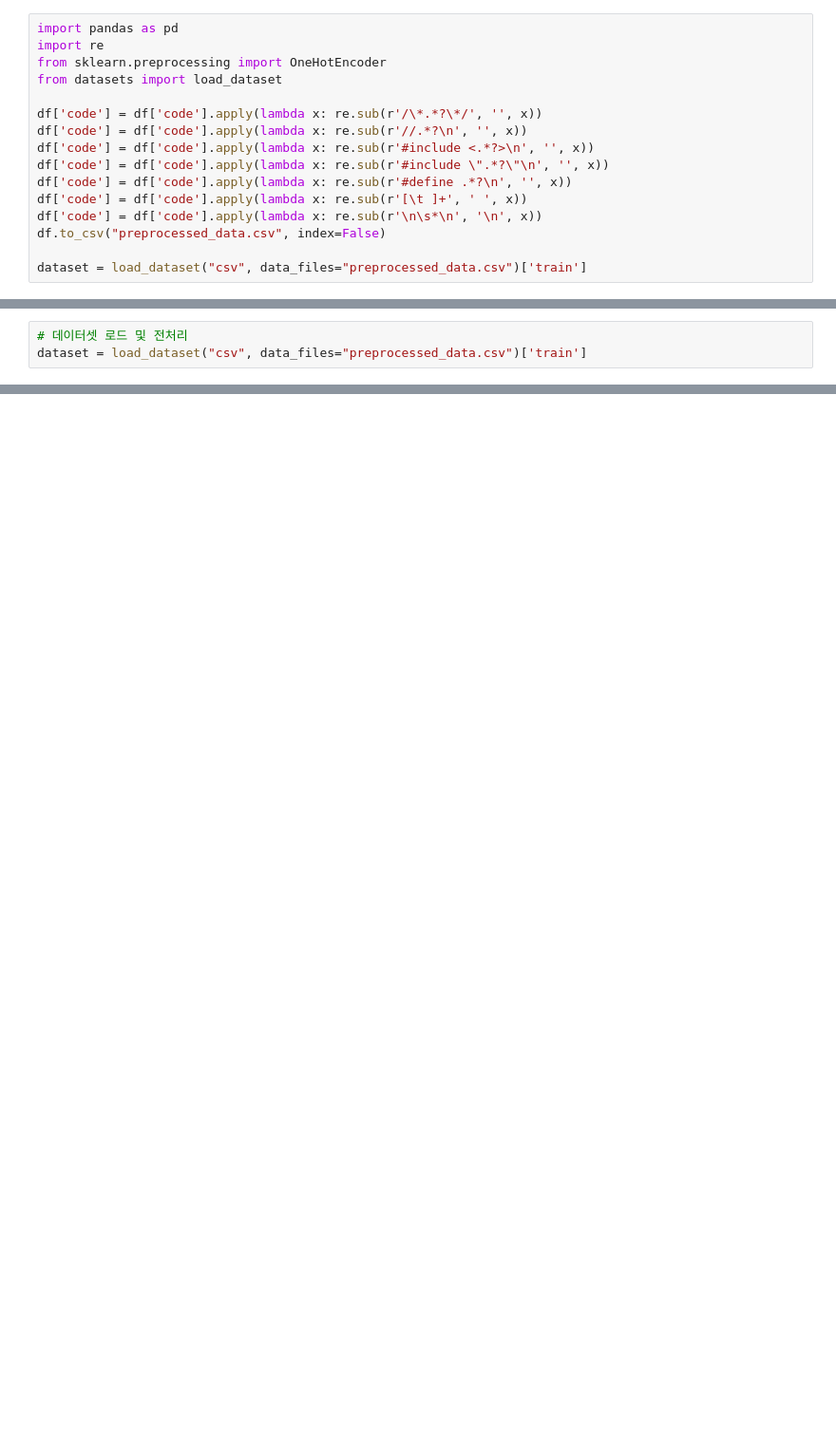
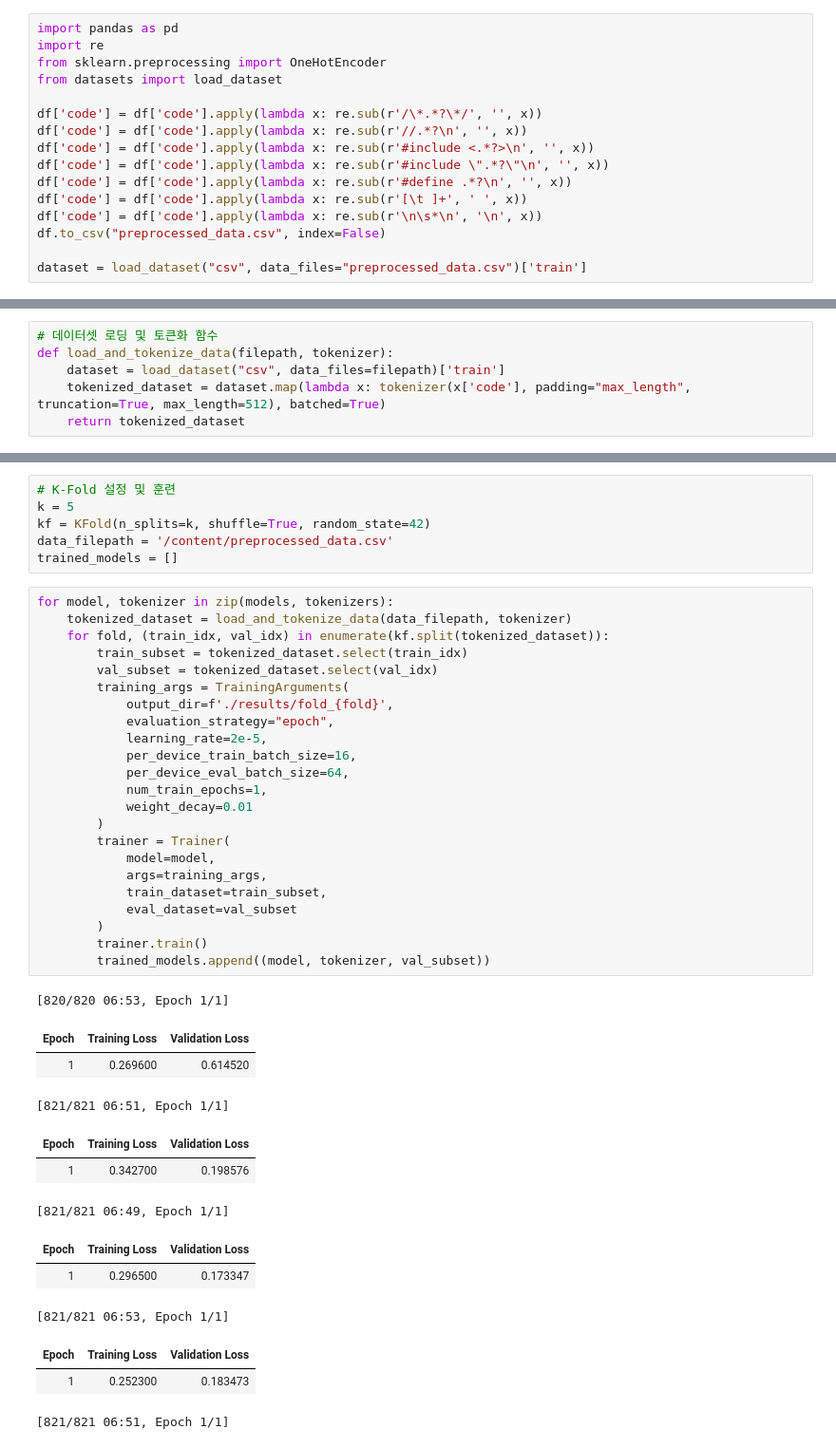
Before and after one commit to rlaaudrb1104/Ai, a Jupyter notebook: 앙상블(보팅).ipynb, the cells around one changed output, grey strips where cells are left out. Shown at 95% size. Saved outputs shown, nothing was run; the diff lists cells and outputs as text; blank space fills up the shorter version.

```diff
--- a/앙상블(보팅).ipynb
+++ b/앙상블(보팅).ipynb
@@ -132,3 +50,0 @@ result_df.to_csv("preprocessed_data.csv", index=False)"""
-# %%
-# 데이터셋 로드 및 전처리
-dataset = load_dataset("csv", data_files="preprocessed_data.csv")['train']
@@ -275,0 +74,6 @@ OutOfMemoryError: CUDA out of memory. Tried to allocate 4.80 GiB. GPU 0 has a to
+# %%
+# 데이터셋 로딩 및 토큰화 함수
+def load_and_tokenize_data(filepath, tokenizer):
+    dataset = load_dataset("csv", data_files=filepath)['train']
+    tokenized_dataset = dataset.map(lambda x: tokenizer(x['code'], padding="max_length", truncation=True, max_length=512), batched=True)
+    return tokenized_dataset
@@ -275,0 +101,43 @@ OutOfMemoryError: CUDA out of memory. Tried to allocate 4.80 GiB. GPU 0 has a to
+# %%
+# K-Fold 설정 및 훈련
+k = 5
+kf = KFold(n_splits=k, shuffle=True, random_state=42)
+data_filepath = '/content/preprocessed_data.csv'
+trained_models = []
+# %%
+for model, tokenizer in zip(models, tokenizers):
+    tokenized_dataset = load_and_tokenize_data(data_filepath, tokenizer)
+    for fold, (train_idx, val_idx) in enumerate(kf.split(tokenized_dataset)):
+        train_subset = tokenized_dataset.select(train_idx)
+        val_subset = tokenized_dataset.select(val_idx)
+        training_args = TrainingArguments(
+            output_dir=f'./results/fold_{fold}',
+            evaluation_strategy="epoch",
+            learning_rate=2e-5,
+            per_device_train_batch_size=16,
+            per_device_eval_batch_size=64,
+            num_train_epochs=1,
+            weight_decay=0.01
+        )
+        trainer = Trainer(
+            model=model,
+            args=training_args,
+            train_dataset=train_subset,
+            eval_dataset=val_subset
+        )
+        trainer.train()
+        trained_models.append((model, tokenizer, val_subset))
+# %% [output]
+[820/820 06:53, Epoch 1/1]
+| Epoch | Training Loss | Validation Loss |
+| 1 | 0.269600 | 0.614520 |
+[821/821 06:51, Epoch 1/1]
+| Epoch | Training Loss | Validation Loss |
+| 1 | 0.342700 | 0.198576 |
+[821/821 06:49, Epoch 1/1]
+| Epoch | Training Loss | Validation Loss |
+| 1 | 0.296500 | 0.173347 |
+[821/821 06:53, Epoch 1/1]
+| Epoch | Training Loss | Validation Loss |
+| 1 | 0.252300 | 0.183473 |
+[821/821 06:51, Epoch 1/1]
```
Also changed, not shown: parts of 20 cells of this notebook.
